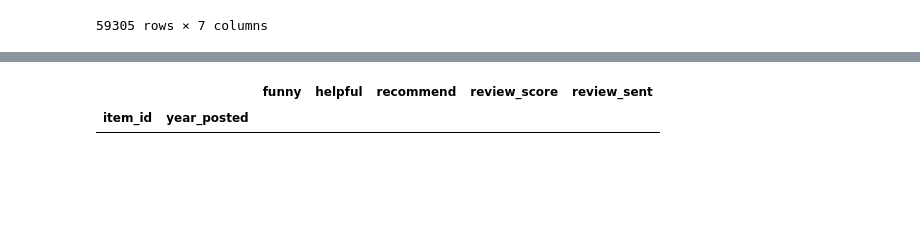
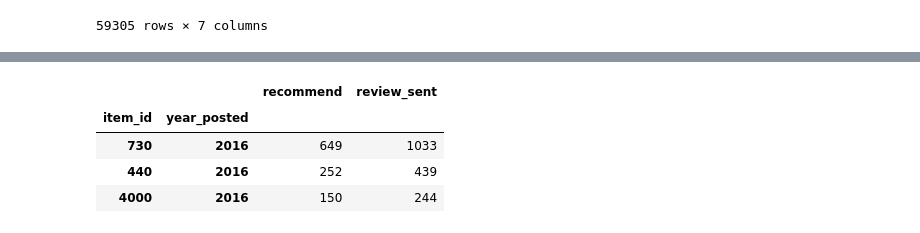
Before and after one commit to javierbengolea/PI_ML_OPS, a Jupyter notebook: main.ipynb, the cells around one changed output, grey strips where cells are left out. Cells and saved outputs as stored; diff of their text form; code cells hidden in the pictures; blank space fills up the shorter version.

```diff
--- a/main.ipynb
+++ b/main.ipynb
@@ -811,7 +816,7 @@ def get_recommended(id_juego):
 
     return pd.DataFrame(lista, columns=['id_juego', 'similitud']).sort_values('similitud', ascending=False).head(5)
 # %%
-id_juego = 440
+id_juego = 400
 
 # pd.DataFrame(lista, columns=['id_juego', 'similitud']).sort_values('similitud', ascending=False).head(5)
 
@@ -995,21 +935,21 @@ print(result)
 # %%
-def comparar(id_1, id_2):
-    row1 = matriz_dummies.loc[id_1].values.reshape(1, -1)
-    row2 = matriz_dummies.loc[id_2].values.reshape(1, -1)
+matriz_dummies_filtrada = pd.read_csv('matriz_dummies_filtrada.csv', index_col='id_game')
+
+def comparar(id_1, id_2, matriz):
+    row1 = matriz.loc[id_1].values.reshape(1, -1)
+    row2 = matriz.loc[id_2].values.reshape(1, -1)
     return cosine_similarity(row1, row2)
 
 
-matriz_dummies = pd.read_csv('matriz_dummies.csv', index_col='id_juego')
-
 lista = []
-id_juego = matriz_dummies.sample().index
+id_game = matriz_dummies_filtrada.sample().index
 
 # if id_juego not in matriz_dummies:
 #     return {'message' : 'game_id not found!!!'}
 
-for i in matriz_dummies.index.tolist():
+for i in matriz_dummies_filtrada.index.tolist():
     if i != id_juego:
-        (a, b) = i, comparar(id_juego, i)
+        (a, b) = i, comparar(id_game, i, matriz_dummies_filtrada)
         if 0.5 < b[0][0] <= 1:
             lista.append((a, b[0][0]))
 
@@ -1070,6 +1014,8 @@ dt_linea_1
 # %%
 json_lines_items = []
 # %%
+json_lines_items = []
+
 for i, linea in enumerate(lines_items):
   try:
     json_lines_items.append(json.dumps(ast.literal_eval(linea)))
@@ -1339,5 +1305,10 @@ df_revs['year_posted'] = df_revs.posted.dt.year
 # %%
-df_revs.query("item_id == '306630'").groupby(['item_id', 'year_posted']).sum(['reviews_sent', 'recommend']).sort_values(by='recommend', ascending=False)
+df_revs_filtrada = df_revs[['item_id', 'year_posted', 'recommend', 'review_sent']]
+df_revs_filtrada.to_csv('df_revs_filtrada.csv')
+df_revs_filtrada.query("year_posted == 2016").groupby(['item_id', 'year_posted']).sum(['reviews_sent', 'recommend']).sort_values(by='recommend', ascending=False).head(3)
 # %% [output]
-|  |  | funny | helpful | recommend | review_score | review_sent |
-| item_id | year_posted |  |  |  |  |  |
+|  |  | recommend | review_sent |
+| item_id | year_posted |  |  |
+| 730 | 2016 | 649 | 1033 |
+| 440 | 2016 | 252 | 439 |
+| 4000 | 2016 | 150 | 244 |
```
Also changed, not shown: parts of 20 cells of this notebook, 2 other files.
